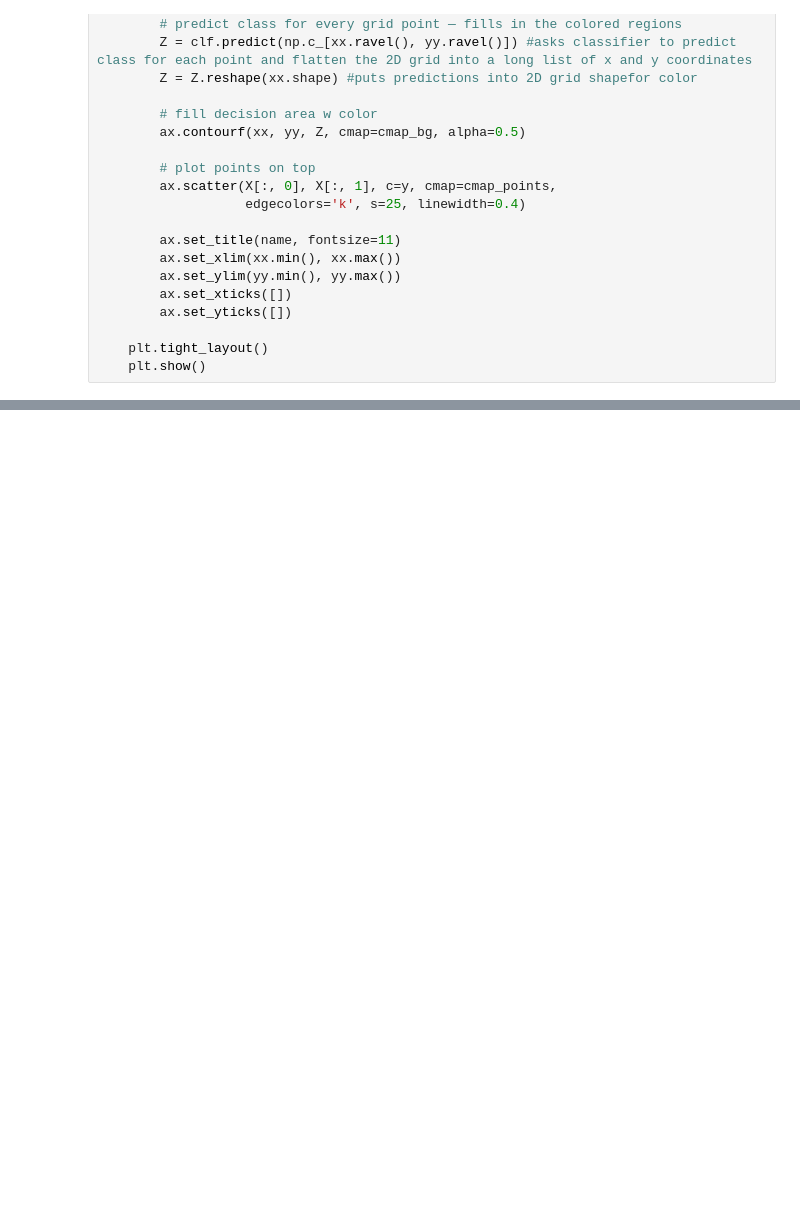
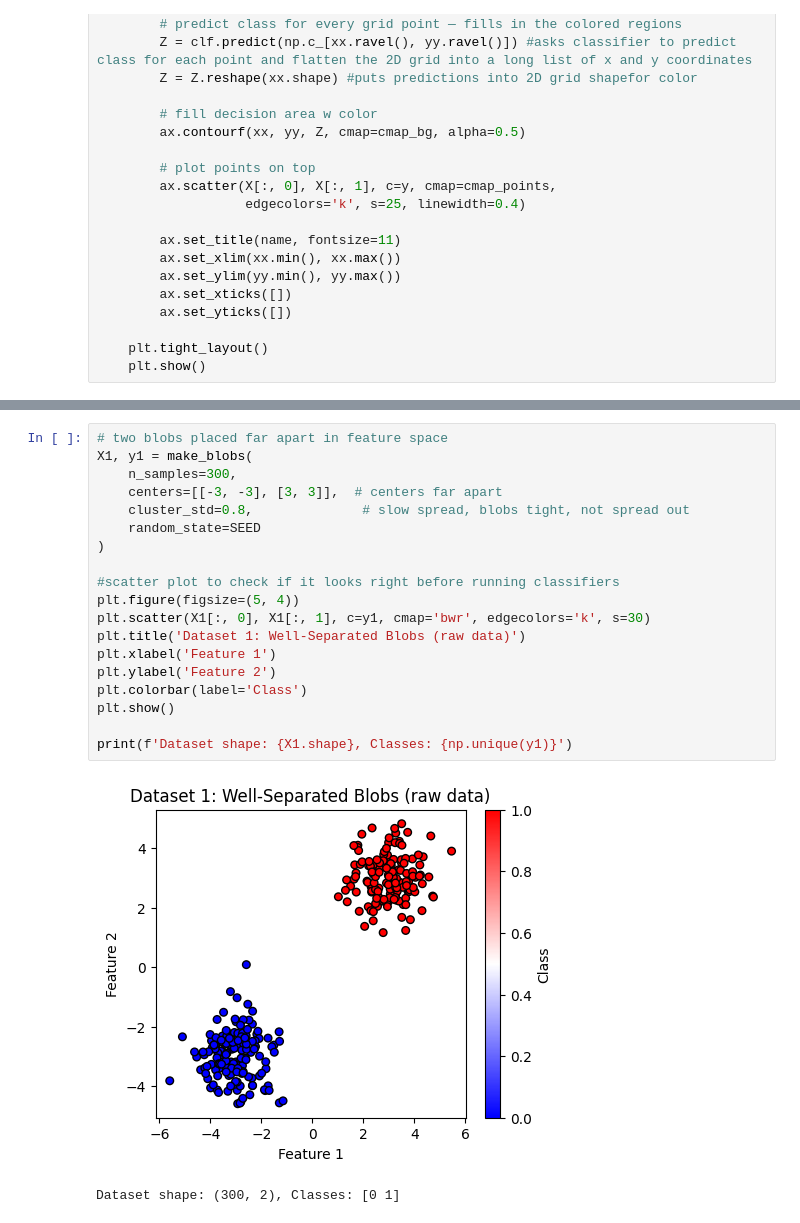
Before and after one commit to LishaRamon/applied-ml, a Jupyter notebook: HW3_Comparison_of_ML_Classification_Algorithms.ipynb, the cells around one changed output, grey strips where cells are left out. Saved outputs shown, nothing was run; the diff lists cells and outputs as text; blank space fills up the shorter version.

```diff
--- a/HW3_Comparison_of_ML_Classification_Algorithms.ipynb
+++ b/HW3_Comparison_of_ML_Classification_Algorithms.ipynb
@@ -122,0 +130,22 @@ def plot_decision_boundaries(X, y, fitted_classifiers, dataset_name):
+# %%
+# two blobs placed far apart in feature space
+X1, y1 = make_blobs(
+    n_samples=300,
+    centers=[[-3, -3], [3, 3]],  # centers far apart
+    cluster_std=0.8,              # slow spread, blobs tight, not spread out
+    random_state=SEED
+)
+
+#scatter plot to check if it looks right before running classifiers
+plt.figure(figsize=(5, 4))
+plt.scatter(X1[:, 0], X1[:, 1], c=y1, cmap='bwr', edgecolors='k', s=30)
+plt.title('Dataset 1: Well-Separated Blobs (raw data)')
+plt.xlabel('Feature 1')
+plt.ylabel('Feature 2')
+plt.colorbar(label='Class')
+plt.show()
+
+print(f'Dataset shape: {X1.shape}, Classes: {np.unique(y1)}')
+# %% [output]
+[figure, added]
+Dataset shape: (300, 2), Classes: [0 1]
```
Also changed, not shown: parts of 8 cells of this notebook.
